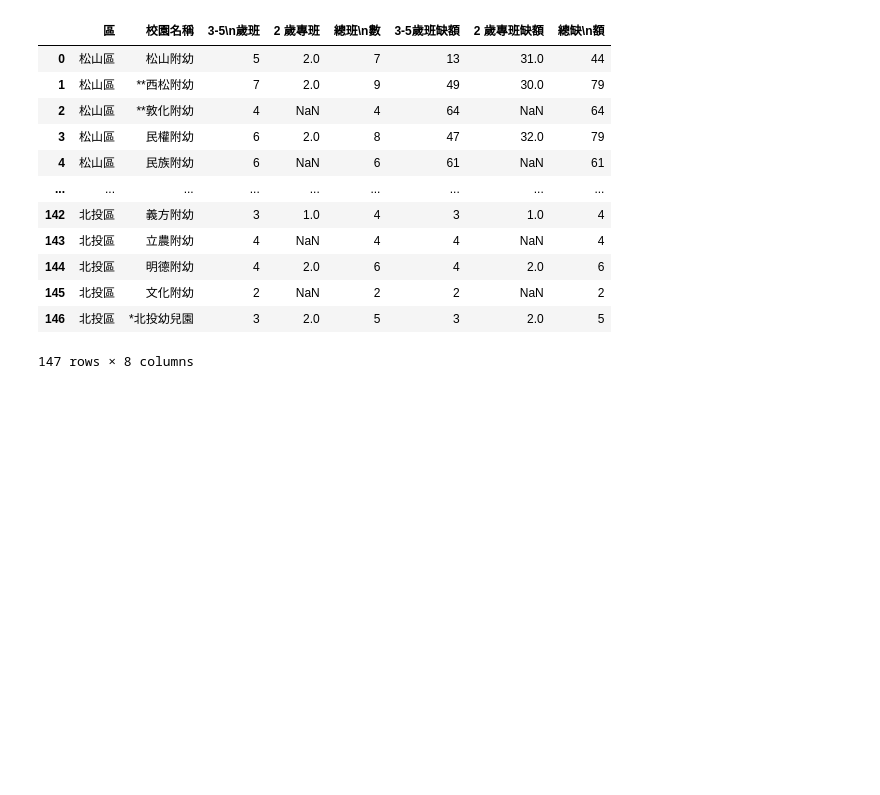
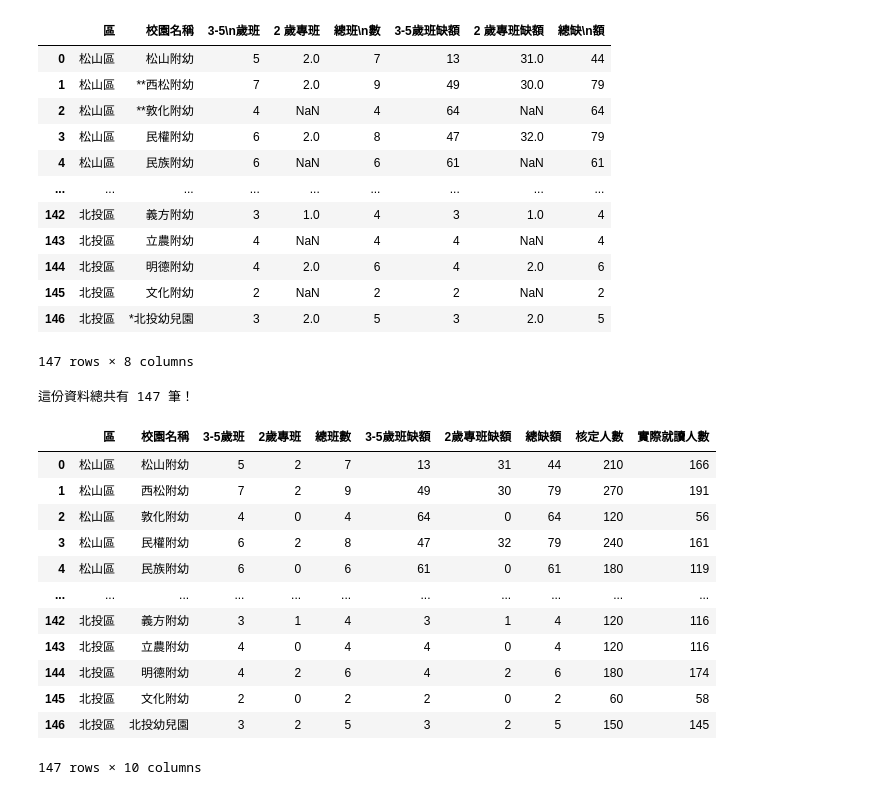
Before and after one commit to petrus1732/Taipei-City-Dashboard-FE, a Jupyter notebook: src/dataProcessingXD/LetsGo.ipynb, the cells around one changed output. Cells and saved outputs as stored; diff of their text form; code cells hidden in the pictures; blank space fills up the shorter version.

```diff
--- a/src/dataProcessingXD/LetsGo.ipynb
+++ b/src/dataProcessingXD/LetsGo.ipynb
@@ -173,3 +173,29 @@ def 印資料(資料):
 | 145 | 北投區 | 文化附幼 | 2 | NaN | 2 | 2 | NaN | 2 |
 | 146 | 北投區 | *北投幼兒園 | 3 | 2.0 | 5 | 3 | 2.0 | 5 |
 147 rows × 8 columns
+# %%
+# 整理一下資料
+公辦幼兒園班級數.fillna(0, inplace=True)
+公辦幼兒園班級數.columns = 公辦幼兒園班級數.columns.str.replace('\n', '')
+公辦幼兒園班級數.columns = 公辦幼兒園班級數.columns.str.replace(' ', '')
+公辦幼兒園班級數['校園名稱'] = 公辦幼兒園班級數['校園名稱'].str.replace('*', '')
+公辦幼兒園班級數['2歲專班'] = 公辦幼兒園班級數['2歲專班'].astype(int)
+公辦幼兒園班級數['2歲專班缺額'] = 公辦幼兒園班級數['2歲專班缺額'].astype(int)
+公辦幼兒園班級數['核定人數'] = 公辦幼兒園班級數['總班數'].astype(int) * 30
+公辦幼兒園班級數['實際就讀人數'] = 公辦幼兒園班級數['核定人數'] - 公辦幼兒園班級數['總缺額']
+印資料(公辦幼兒園班級數)
+# %% [output]
+這份資料總共有 147 筆！
+|  | 區 | 校園名稱 | 3-5歲班 | 2歲專班 | 總班數 | 3-5歲班缺額 | 2歲專班缺額 | 總缺額 | 核定人數 | 實際就讀人數 |
+| 0 | 松山區 | 松山附幼 | 5 | 2 | 7 | 13 | 31 | 44 | 210 | 166 |
+| 1 | 松山區 | 西松附幼 | 7 | 2 | 9 | 49 | 30 | 79 | 270 | 191 |
+| 2 | 松山區 | 敦化附幼 | 4 | 0 | 4 | 64 | 0 | 64 | 120 | 56 |
+| 3 | 松山區 | 民權附幼 | 6 | 2 | 8 | 47 | 32 | 79 | 240 | 161 |
+| 4 | 松山區 | 民族附幼 | 6 | 0 | 6 | 61 | 0 | 61 | 180 | 119 |
+| ... | ... | ... | ... | ... | ... | ... | ... | ... | ... | ... |
+| 142 | 北投區 | 義方附幼 | 3 | 1 | 4 | 3 | 1 | 4 | 120 | 116 |
+| 143 | 北投區 | 立農附幼 | 4 | 0 | 4 | 4 | 0 | 4 | 120 | 116 |
+| 144 | 北投區 | 明德附幼 | 4 | 2 | 6 | 4 | 2 | 6 | 180 | 174 |
+| 145 | 北投區 | 文化附幼 | 2 | 0 | 2 | 2 | 0 | 2 | 60 | 58 |
+| 146 | 北投區 | 北投幼兒園 | 3 | 2 | 5 | 3 | 2 | 5 | 150 | 145 |
+147 rows × 10 columns
```
Also changed, not shown: parts of 1 cell of this notebook, 2 other files.
